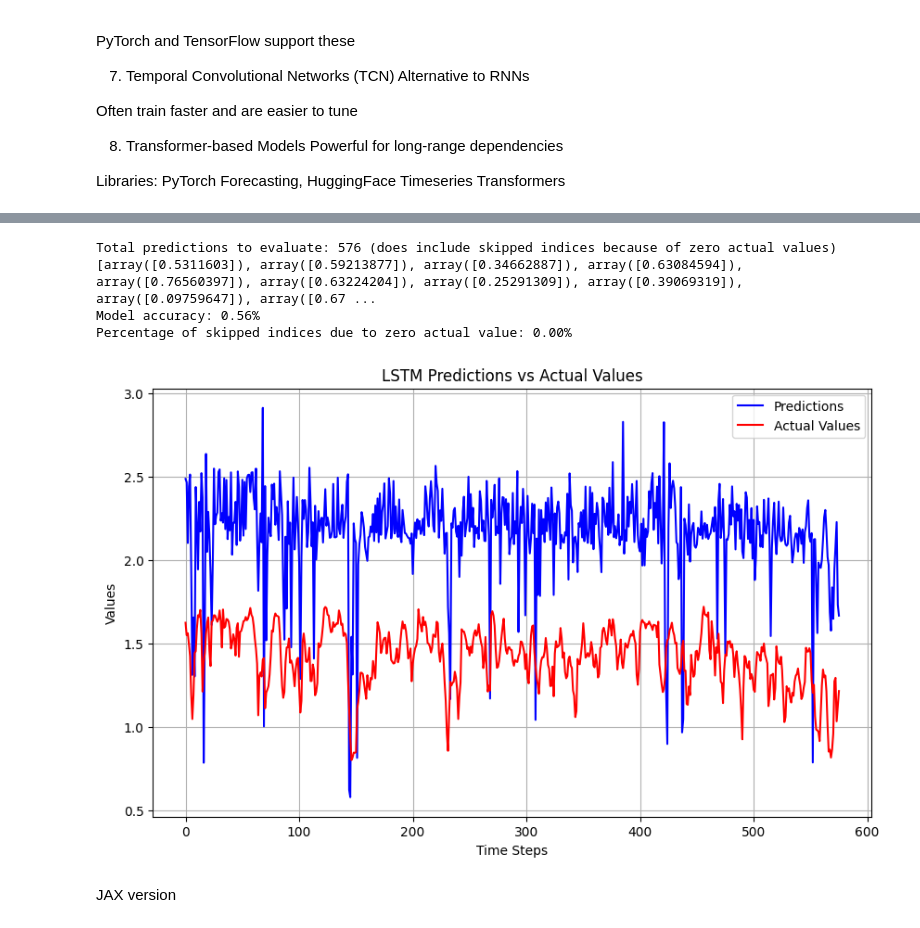
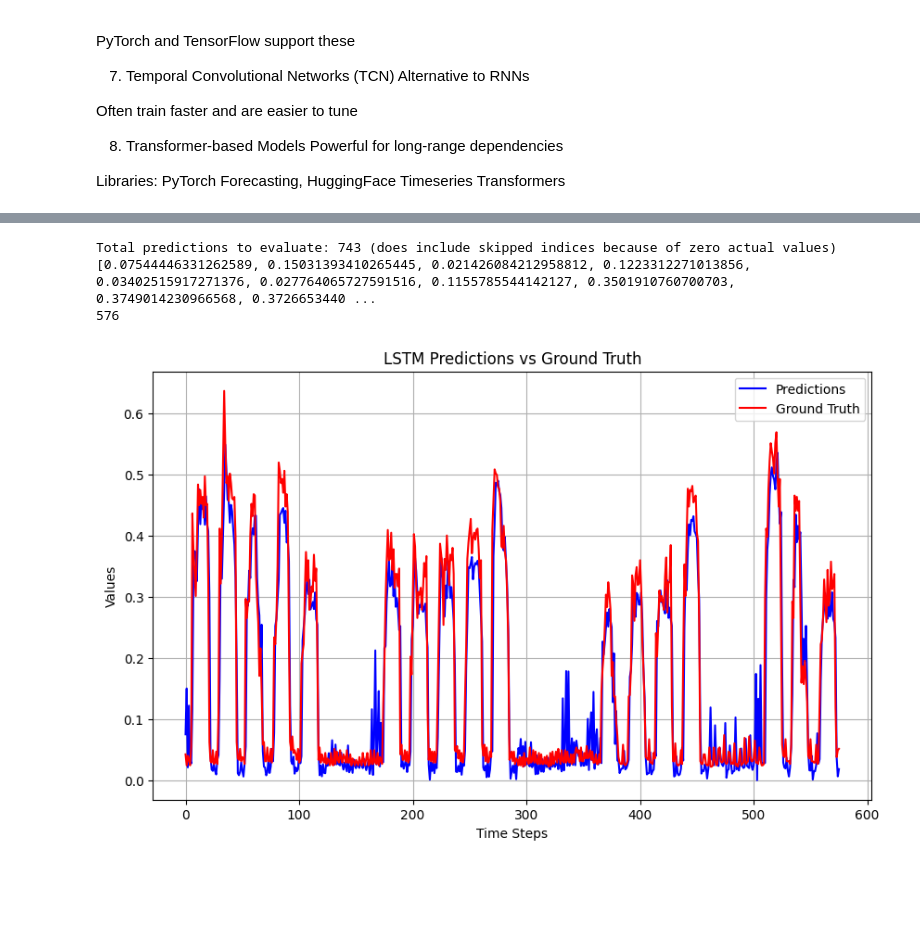
Before and after one commit to vimohr/ETH_Datathon_2025, a Jupyter notebook: tristan.ipynb, the cells around one changed output, grey strips where cells are left out. Drawn from its saved outputs; the diff is of its cells as text; code cells hidden in the pictures; blank space fills up the shorter version.

```diff
--- a/tristan.ipynb
+++ b/tristan.ipynb
@@ -55,0 +92,3 @@ hyperparameters = {
+# %%
+Xs, ys, times = get_data('IT', [53], demand=[i for i in range(1, 24*365+1)], temp=[0], spv=[0], n_futures=1)
+train_array = jnp.array(Xs)
@@ -159,57 +203,58 @@ model_path = "saved_models/lstm_forecast.pt"
 model.load_state_dict(torch.load(model_path, map_location=device))
 model.to(device)
 
 # Switch model to evaluation mode
 model.eval()
 
 rel_error = []
-total_predictions = len(test_array) - seq_len
+total_predictions = len(test_array) - fut_seq_len
 print(f"Total predictions to evaluate: {total_predictions} (does include skipped indices because of zero actual values)")
 skipped_indices = 0
 not_skipped_indices = 0
 predictions = []
 actual_values = []
 
-for idx in range(seq_len, len(test_array)):  # Start from seq_len because we need previous data for prediction
-    last_seq = torch.tensor(test_array[idx-seq_len:idx], dtype=torch.float32).to(device)
-    actual_value = test_array[idx]
+for idx in range(seq_len, len(test_array)- fut_seq_len + 1):  # Start from seq_len because we need previous data for prediction
+    last_seq = torch.tensor(test_array[idx- seq_len:idx], dtype=torch.float32).to(device)
+    actual_value = test_array[idx: idx + fut_seq_len]
     actual_values.append(actual_value)
     # Handle division by zero
-    if actual_value != 0:
-        with torch.no_grad():
-            pred = model(last_seq.unsqueeze(0))  # Make the prediction
+    # if actual_value != 0:
+    with torch.no_grad():
+        pred = model(last_seq.unsqueeze(0))  # Make the prediction
 
-            # Move tensor to CPU and reshape for inverse scaling
-            pred_rescaled = scaler.inverse_transform(pred.cpu().unsqueeze(0).reshape(-1, 1))
-            predictions.append(pred_rescaled[0][0])
+        # Move tensor to CPU and reshape for inverse scaling
+        pred_rescaled = scaler.inverse_transform(pred.cpu().unsqueeze(0).reshape(-1, 1))
+        predictions.append(pred_rescaled[0][0])
 
-        rel_error.append(abs((pred_rescaled[0][0] - actual_value)/ actual_value))
-        not_skipped_indices += 1
+    rel_error.append(abs((pred_rescaled[0][0] - actual_value)/ actual_value))
+    not_skipped_indices += 1
 
-    else:
-        skipped_indices += 1
-        continue
+    # else:
+    #     skipped_indices += 1
+    #     continue
 
 accuracy = jnp.mean(jnp.array(rel_error))
-print(rel_error)
-print(f"Model accuracy: {accuracy:.2f}%")
-print(f"Percentage of skipped indices due to zero actual value: {skipped_indices/(skipped_indices + not_skipped_indices)*100:.2f}%")
+# print(rel_error)
+# print(f"Model accuracy: {accuracy:.2f}%")
+# print(f"Percentage of skipped indices due to zero actual value: {skipped_indices/(skipped_indices + not_skipped_indices)*100:.2f}%")
 
+predictions = [float(val) for val in predictions]
+
+print(predictions)
+print(len(predictions))
 # plot predictions vs actual values
 plt.figure(figsize=(10, 6))
 plt.plot(predictions, label="Predictions", color='blue')
-plt.plot(actual_values, label="Actual Values", color='red')
+plt.plot(jnp.asarray(actual_values).flatten(), label="Ground Truth", color='red')
 plt.xlabel('Time Steps')
 plt.ylabel('Values')
-plt.title('LSTM Predictions vs Actual Values')
+plt.title('LSTM Predictions vs Ground Truth')
 plt.legend()
 plt.grid(True)
 plt.show()
 # %% [output]
-Total predictions to evaluate: 576 (does include skipped indices because of zero actual values)
-[array([0.5311603]), array([0.59213877]), array([0.34662887]), array([0.63084594]), array([0.76560397]), array([0.63224204]), array([0.25291309]), array([0.39069319]), array([0.09759647]), array([0.67 ...
-Model accuracy: 0.56%
-Percentage of skipped indices due to zero actual value: 0.00%
+Total predictions to evaluate: 743 (does include skipped indices because of zero actual values)
+[0.07544446331262589, 0.15031393410265445, 0.021426084212958812, 0.1223312271013856, 0.03402515917271376, 0.027764065727591516, 0.1155785544142127, 0.3501910760700703, 0.3749014230966568, 0.3726653440 ...
+576
-[figure, old version]
+[figure, new version]
-# %% [markdown]
-JAX version
```
Also changed, not shown: parts of 6 cells of this notebook, 5 other files.
